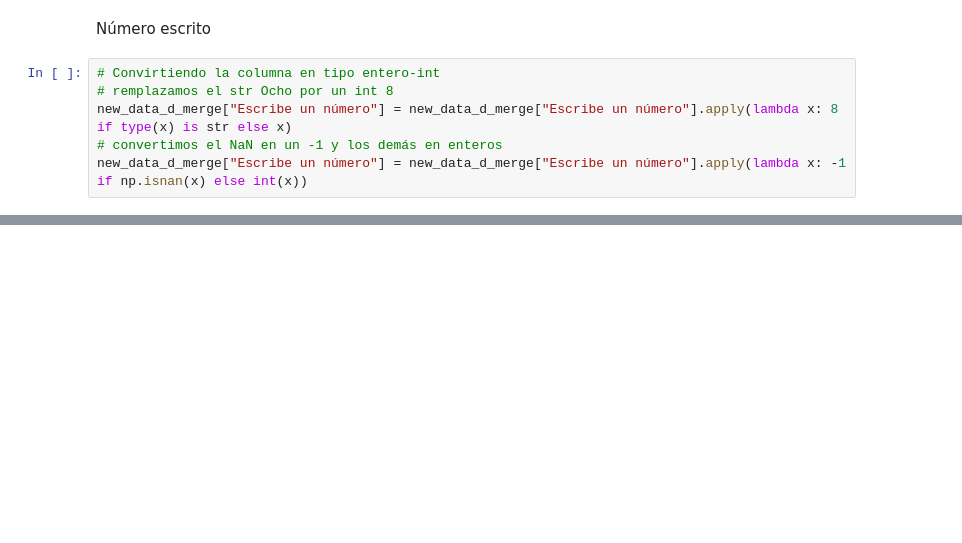
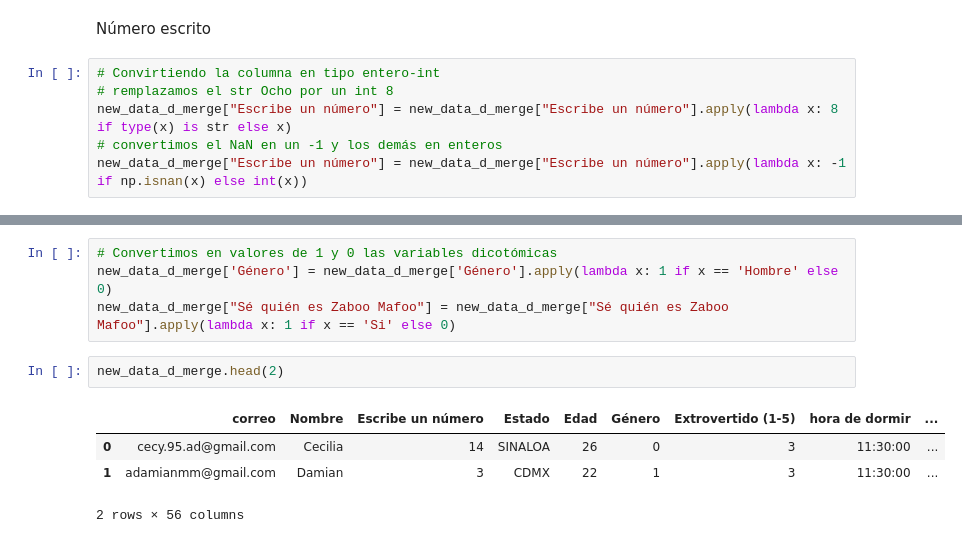
Before and after one commit to Jorge-Ramiro/programming-exercises, a Jupyter notebook: KMeans.ipynb, the cells around one changed output, grey strips where cells are left out. Cells and saved outputs as stored; diff of their text form; blank space fills up the shorter version.

```diff
--- a/KMeans.ipynb
+++ b/KMeans.ipynb
@@ -181,0 +218,11 @@ new_data_d_merge["Escribe un número"] = new_data_d_merge["Escribe un número"].
+# %%
+# Convertimos en valores de 1 y 0 las variables dicotómicas
+new_data_d_merge['Género'] = new_data_d_merge['Género'].apply(lambda x: 1 if x == 'Hombre' else 0)
+new_data_d_merge["Sé quién es Zaboo Mafoo"] = new_data_d_merge["Sé quién es Zaboo Mafoo"].apply(lambda x: 1 if x == 'Si' else 0)
+# %%
+new_data_d_merge.head(2)
+# %% [output]
+|  | correo | Nombre | Escribe un número | Estado | Edad | Género | Extrovertido (1-5) | hora de dormir | ... |
+| 0 | cecy.95.ad@gmail.com | Cecilia | 14 | SINALOA | 26 | 0 | 3 | 11:30:00 | ... |
+| 1 | adamianmm@gmail.com | Damian | 3 | CDMX | 22 | 1 | 3 | 11:30:00 | ... |
+2 rows × 56 columns
```
Also changed, not shown: parts of 8 cells of this notebook.
